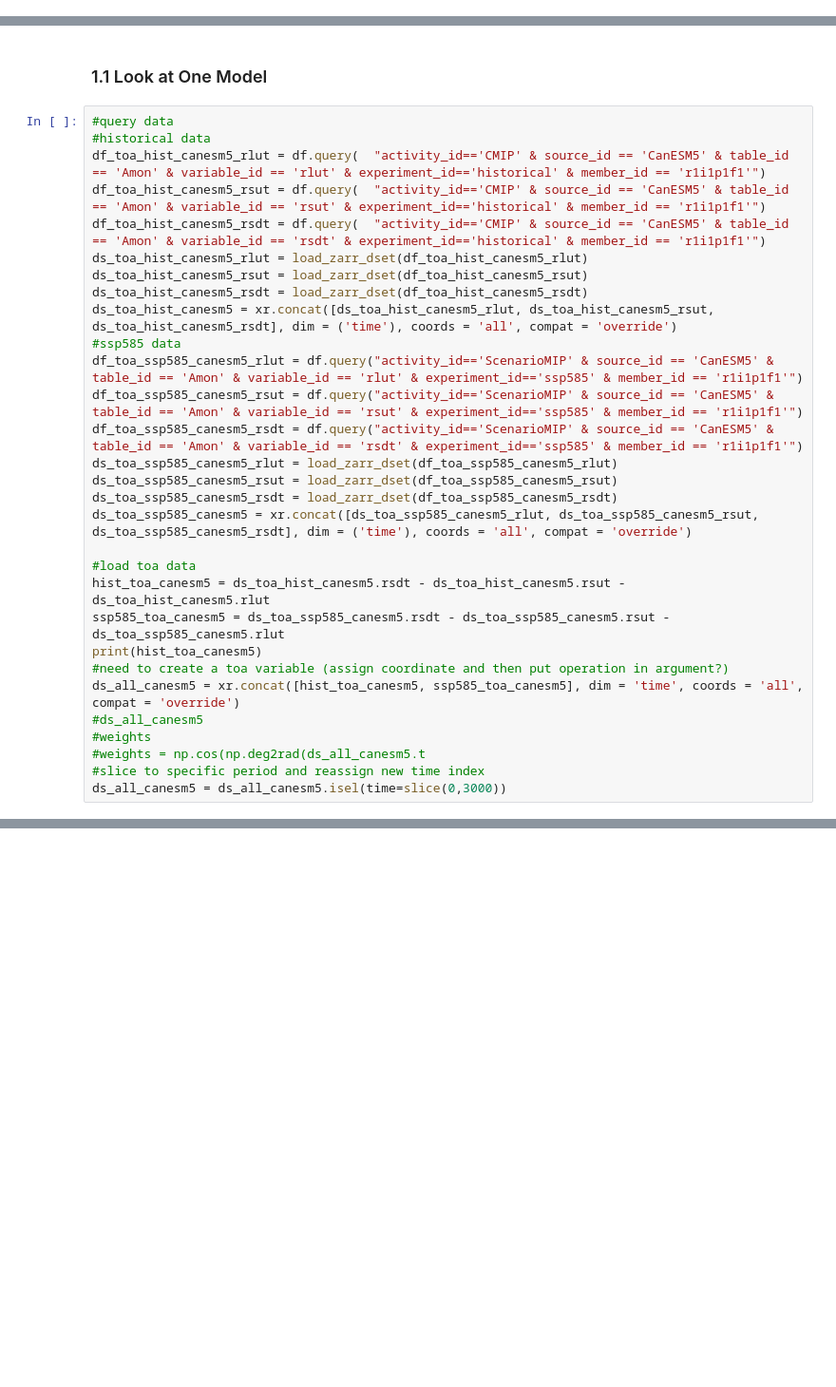
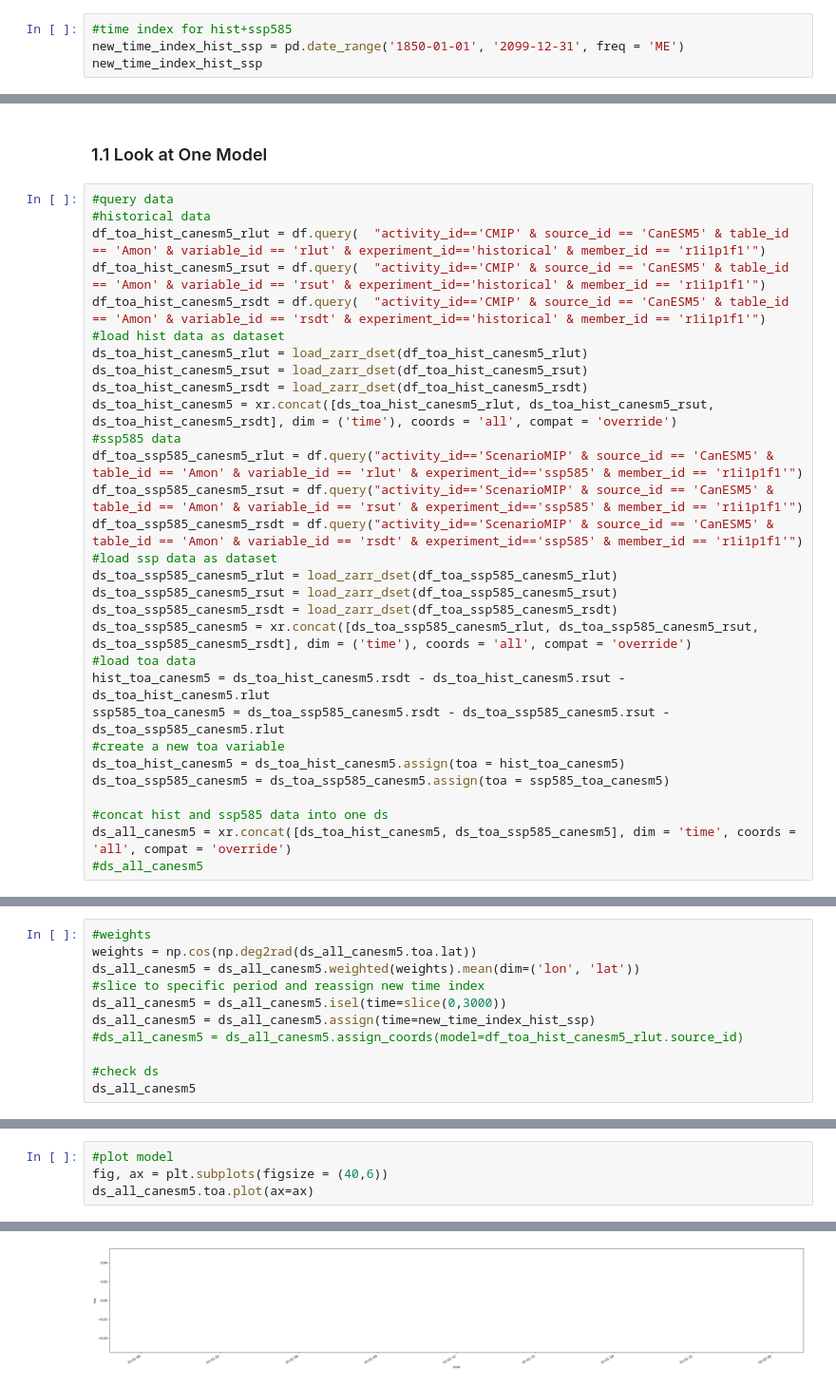
Before and after one commit to jinnayoon/cmip6-tempchangeproj, a Jupyter notebook: global_temp_TOA.ipynb, the cells around one changed output, grey strips where cells are left out. Shown at 95% size. Saved outputs shown, nothing was run; the diff lists cells and outputs as text; blank space fills up the shorter version.

Commit message:
working on toa data

```diff
--- a/global_temp_TOA.ipynb
+++ b/global_temp_TOA.ipynb
@@ -39,3 +41,7 @@ def load_zarr_dset(df):
   # open it using xarray and zarr
   ds = xr.open_zarr(mapper, consolidated=True)
   return ds
+# %%
+#time index for hist+ssp585
+new_time_index_hist_ssp = pd.date_range('1850-01-01', '2099-12-31', freq = 'ME')
+new_time_index_hist_ssp
@@ -88,6 +127,7 @@ print(source_list_toa_2)
 df_toa_hist_canesm5_rlut = df.query(  "activity_id=='CMIP' & source_id == 'CanESM5' & table_id == 'Amon' & variable_id == 'rlut' & experiment_id=='historical' & member_id == 'r1i1p1f1'")
 df_toa_hist_canesm5_rsut = df.query(  "activity_id=='CMIP' & source_id == 'CanESM5' & table_id == 'Amon' & variable_id == 'rsut' & experiment_id=='historical' & member_id == 'r1i1p1f1'")
 df_toa_hist_canesm5_rsdt = df.query(  "activity_id=='CMIP' & source_id == 'CanESM5' & table_id == 'Amon' & variable_id == 'rsdt' & experiment_id=='historical' & member_id == 'r1i1p1f1'")
+#load hist data as dataset
 ds_toa_hist_canesm5_rlut = load_zarr_dset(df_toa_hist_canesm5_rlut)
 ds_toa_hist_canesm5_rsut = load_zarr_dset(df_toa_hist_canesm5_rsut)
 ds_toa_hist_canesm5_rsdt = load_zarr_dset(df_toa_hist_canesm5_rsdt)
@@ -96,19 +136,18 @@ ds_toa_hist_canesm5 = xr.concat([ds_toa_hist_canesm5_rlut, ds_toa_hist_canesm5_r
 df_toa_ssp585_canesm5_rlut = df.query("activity_id=='ScenarioMIP' & source_id == 'CanESM5' & table_id == 'Amon' & variable_id == 'rlut' & experiment_id=='ssp585' & member_id == 'r1i1p1f1'")
 df_toa_ssp585_canesm5_rsut = df.query("activity_id=='ScenarioMIP' & source_id == 'CanESM5' & table_id == 'Amon' & variable_id == 'rsut' & experiment_id=='ssp585' & member_id == 'r1i1p1f1'")
 df_toa_ssp585_canesm5_rsdt = df.query("activity_id=='ScenarioMIP' & source_id == 'CanESM5' & table_id == 'Amon' & variable_id == 'rsdt' & experiment_id=='ssp585' & member_id == 'r1i1p1f1'")
+#load ssp data as dataset
 ds_toa_ssp585_canesm5_rlut = load_zarr_dset(df_toa_ssp585_canesm5_rlut)
 ds_toa_ssp585_canesm5_rsut = load_zarr_dset(df_toa_ssp585_canesm5_rsut)
 ds_toa_ssp585_canesm5_rsdt = load_zarr_dset(df_toa_ssp585_canesm5_rsdt)
 ds_toa_ssp585_canesm5 = xr.concat([ds_toa_ssp585_canesm5_rlut, ds_toa_ssp585_canesm5_rsut, ds_toa_ssp585_canesm5_rsdt], dim = ('time'), coords = 'all', compat = 'override')
-
 #load toa data
 hist_toa_canesm5 = ds_toa_hist_canesm5.rsdt - ds_toa_hist_canesm5.rsut - ds_toa_hist_canesm5.rlut
 ssp585_toa_canesm5 = ds_toa_ssp585_canesm5.rsdt - ds_toa_ssp585_canesm5.rsut - ds_toa_ssp585_canesm5.rlut
-print(hist_toa_canesm5)
-#need to create a toa variable (assign coordinate and then put operation in argument?)
-ds_all_canesm5 = xr.concat([hist_toa_canesm5, ssp585_toa_canesm5], dim = 'time', coords = 'all', compat = 'override')
+#create a new toa variable
+ds_toa_hist_canesm5 = ds_toa_hist_canesm5.assign(toa = hist_toa_canesm5)
+ds_toa_ssp585_canesm5 = ds_toa_ssp585_canesm5.assign(toa = ssp585_toa_canesm5)
+
+#concat hist and ssp585 data into one ds
+ds_all_canesm5 = xr.concat([ds_toa_hist_canesm5, ds_toa_ssp585_canesm5], dim = 'time', coords = 'all', compat = 'override')
 #ds_all_canesm5
-#weights
-#weights = np.cos(np.deg2rad(ds_all_canesm5.t
-#slice to specific period and reassign new time index
-ds_all_canesm5 = ds_all_canesm5.isel(time=slice(0,3000))
@@ -121,0 +189,11 @@ Coordinates:
+# %%
+#weights
+weights = np.cos(np.deg2rad(ds_all_canesm5.toa.lat))
+ds_all_canesm5 = ds_all_canesm5.weighted(weights).mean(dim=('lon', 'lat'))
+#slice to specific period and reassign new time index
+ds_all_canesm5 = ds_all_canesm5.isel(time=slice(0,3000))
+ds_all_canesm5 = ds_all_canesm5.assign(time=new_time_index_hist_ssp)
+#ds_all_canesm5 = ds_all_canesm5.assign_coords(model=df_toa_hist_canesm5_rlut.source_id)
+
+#check ds
+ds_all_canesm5
@@ -121,0 +210,5 @@ Coordinates:
+# %%
+#plot model
+fig, ax = plt.subplots(figsize = (40,6))
+ds_all_canesm5.toa.plot(ax=ax)
+# %% [output]
@@ -121,0 +216 @@ Coordinates:
+[figure, added]
```
Also changed, not shown: parts of 9 cells of this notebook, 1 other file.
